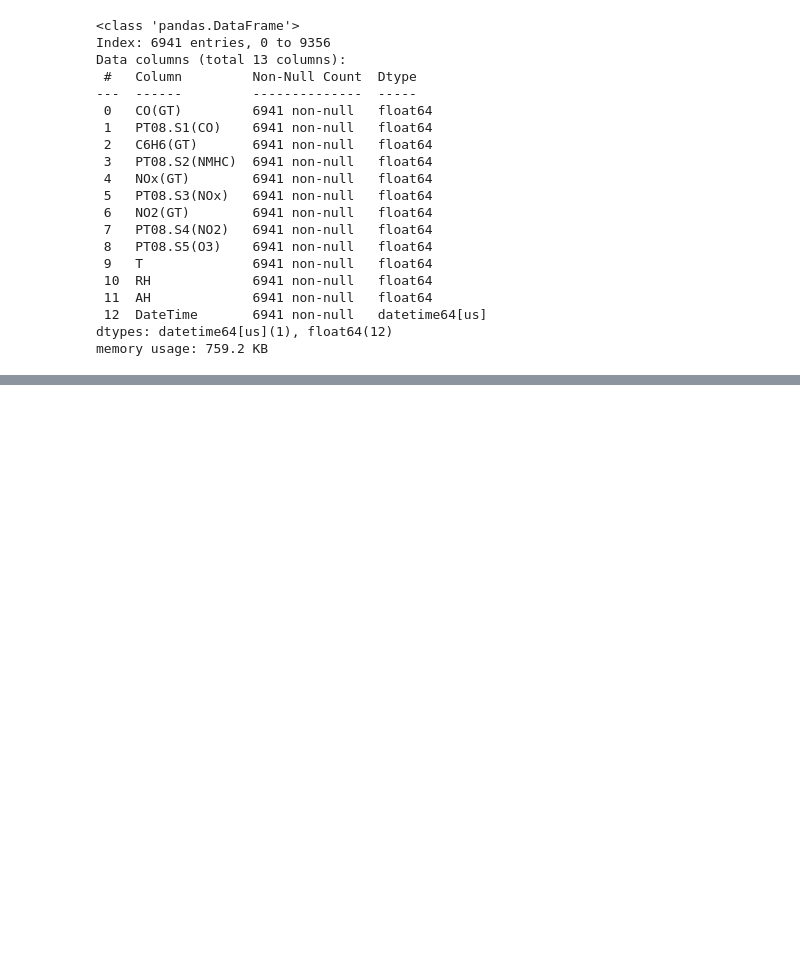
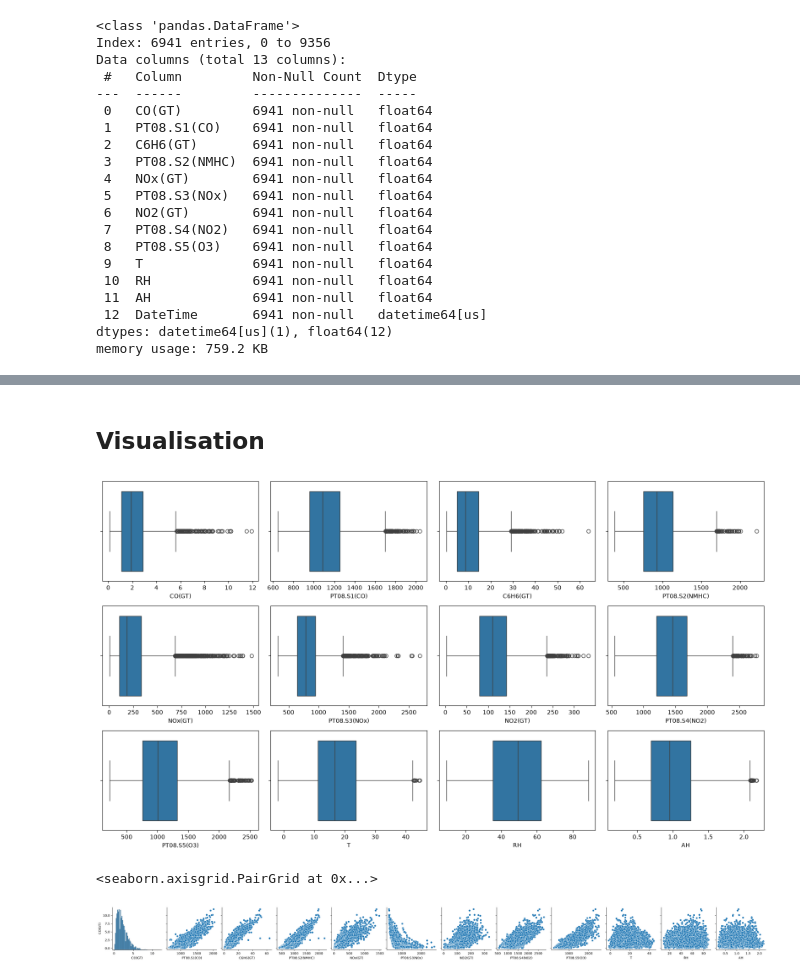
Before and after one commit to Ri-Dearg/aiml-labs, a Jupyter notebook: lab2b.ipynb, the cells around one changed output, grey strips where cells are left out. Drawn from its saved outputs; the diff is of its cells as text; code cells hidden in the pictures; blank space fills up the shorter version.

Commit message:
feat: 🧐 add visualisation

```diff
--- a/lab2b.ipynb
+++ b/lab2b.ipynb
@@ -274,3 +274,21 @@ df_clean.head()
 | 2 | 2.2 | 1402.0 | 9.0 | 939.0 | 131.0 | 1140.0 | 114.0 | 1555.0 | ... |
 | 3 | 2.2 | 1376.0 | 9.2 | 948.0 | 172.0 | 1092.0 | 122.0 | 1584.0 | ... |
 | 4 | 1.6 | 1272.0 | 6.5 | 836.0 | 131.0 | 1205.0 | 116.0 | 1490.0 | ... |
+# %% [markdown]
+## Visualisation
+# %%
+# Boxplots show that many features have outliers but are not extreme.
+# The dataset does not show them to be abnormal so they will not be removed.
+cols = df_clean.drop(columns='DateTime')
+fig, axes = plt.subplots(3, 4, figsize=(16, 9))
+for ax, col in zip(axes.flat, cols, strict=False):
+    sns.boxplot(x=df_clean[col], ax=ax)
+plt.tight_layout()
+# %% [output]
+[figure, added]
+# %%
+# Identify possible useful linear regression features. Some are not linear
+sns.pairplot(df_clean, y_vars=['CO(GT)'])
+# %% [output]
+<seaborn.axisgrid.PairGrid at 0x...>
+[figure, added]
```
Also changed, not shown: parts of 1 cell of this notebook.
